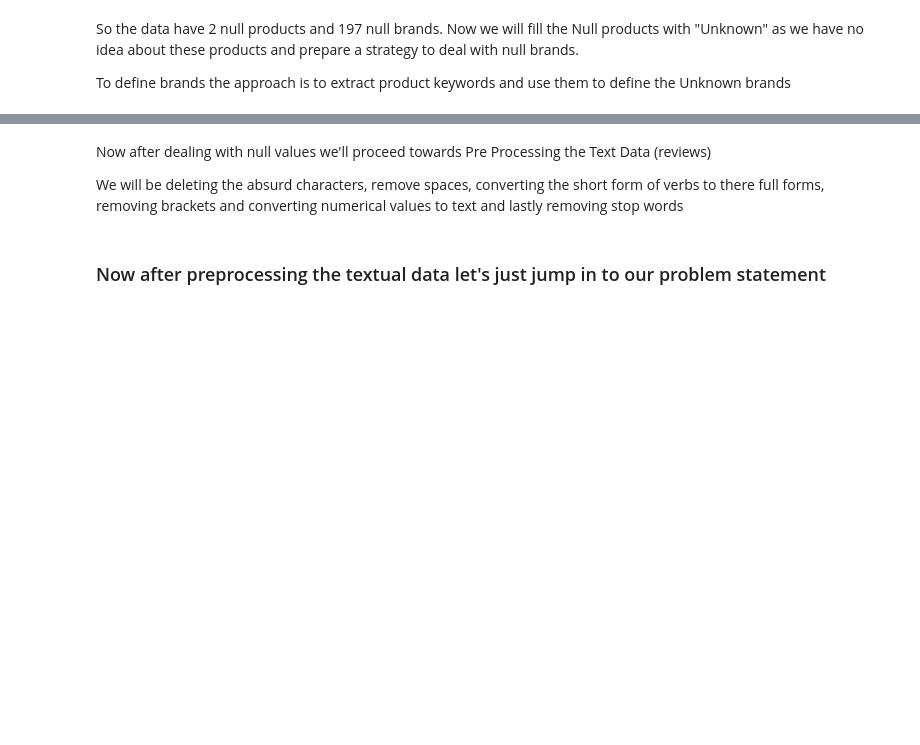
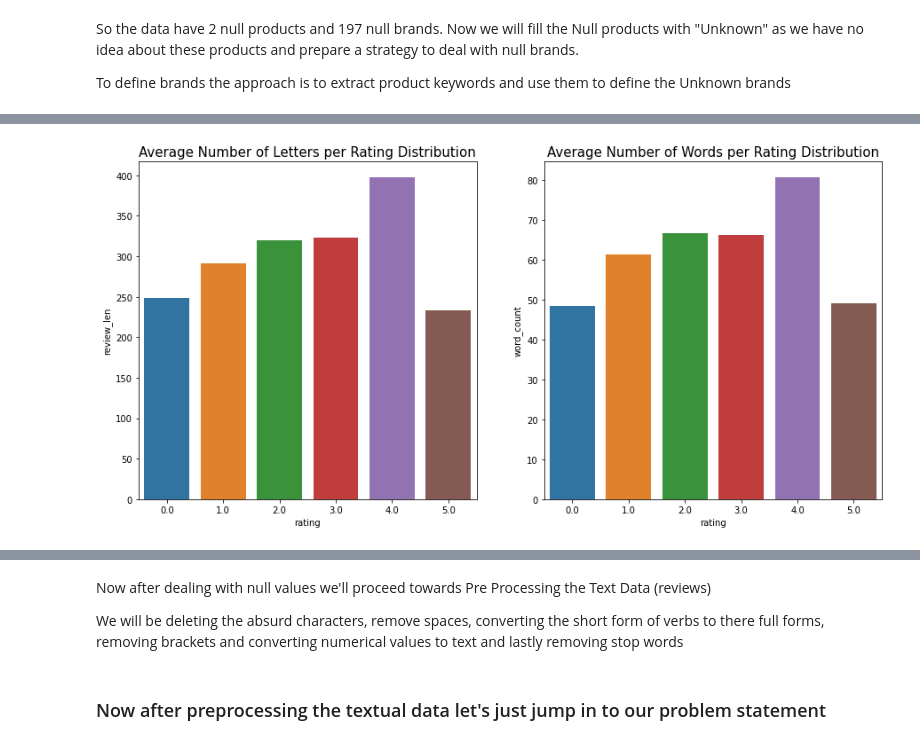
Before and after one commit to ARPITJAIN0999/Brand-Intelligence-Solution, a Jupyter notebook: AJ_solution.ipynb, the cells around one changed output, grey strips where cells are left out. Drawn from its saved outputs; the diff is of its cells as text; code cells hidden in the pictures; blank space fills up the shorter version.

```diff
--- a/AJ_solution.ipynb
+++ b/AJ_solution.ipynb
@@ -150,0 +187,14 @@ for i,row in train.iterrows():
+# %%
+train_r = train.copy()
+train_r['rating'] = train_r['rating'].apply(np.rint)
+fig,axes = plt.subplots(1,2,figsize = (15,7))
+letter_avg = train_r.groupby('rating')['review_len'].mean()
+sns.barplot(ax = axes[0],x = letter_avg.index,y = letter_avg)
+
+axes[0].set_title('Average Number of Letters per Rating Distribution', fontsize=15)
+word_avg = train_r.groupby('rating')['word_count'].mean()
+sns.barplot(ax = axes[1],x = word_avg.index,y = word_avg)
+axes[1].set_title('Average Number of Words per Rating Distribution', fontsize=15)
+plt.show()
+# %% [output]
+[figure, added]
```
Also changed, not shown: parts of 46 cells of this notebook.
